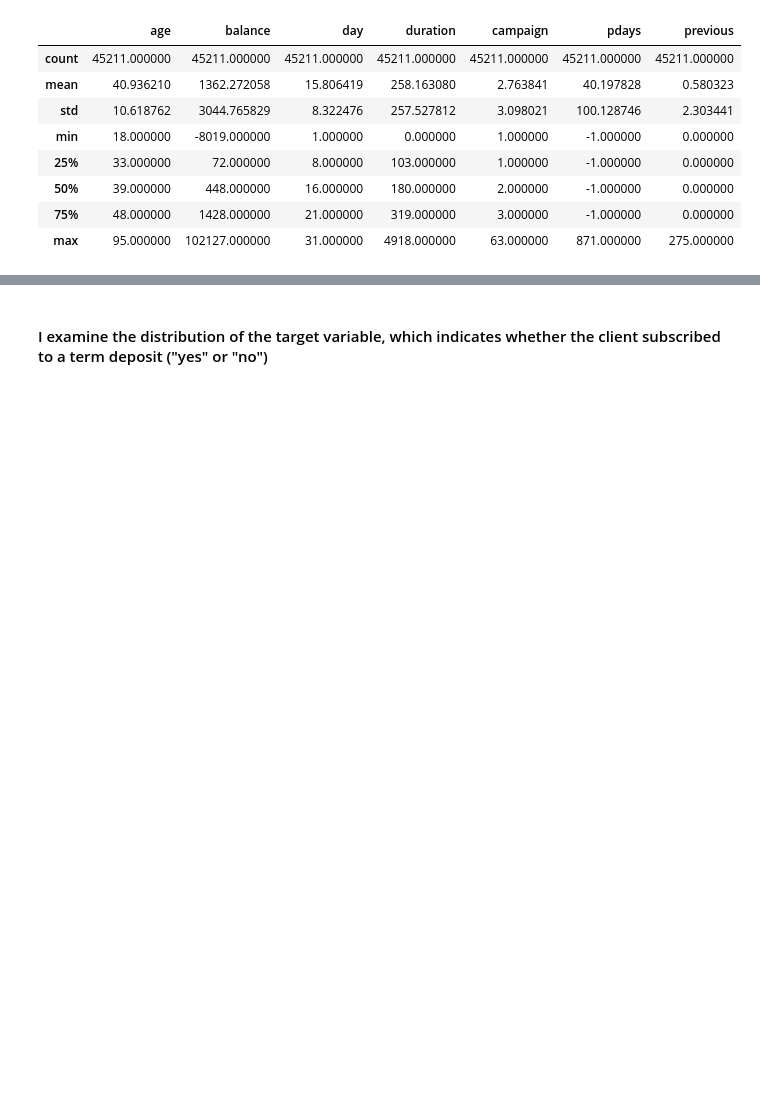
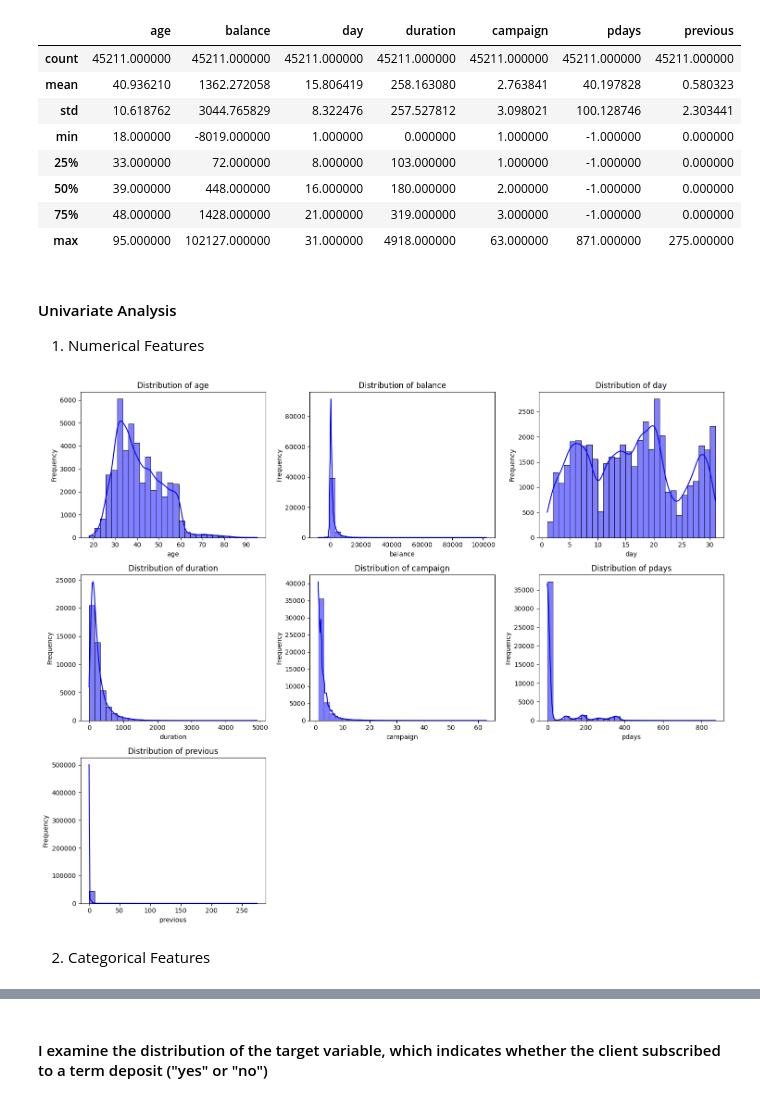
Before and after one commit to Victor-Osei/TMP_Assessment, a Jupyter notebook: tmp.ipynb, the cells around one changed output, grey strips where cells are left out. Saved outputs shown, nothing was run; the diff lists cells and outputs as text; code cells hidden in the pictures; blank space fills up the shorter version.

```diff
--- a/tmp.ipynb
+++ b/tmp.ipynb
@@ -116,3 +116,27 @@ bank_data.describe()
 | 50% | 39.000000 | 448.000000 | 16.000000 | 180.000000 | 2.000000 | -1.000000 | 0.000000 |
 | 75% | 48.000000 | 1428.000000 | 21.000000 | 319.000000 | 3.000000 | -1.000000 | 0.000000 |
 | max | 95.000000 | 102127.000000 | 31.000000 | 4918.000000 | 63.000000 | 871.000000 | 275.000000 |
+# %% [markdown]
+#### Univariate Analysis
+
+1. Numerical Features
+# %%
+
+# List of numerical features
+numerical_features = ['age', 'balance', 'day', 'duration', 'campaign', 'pdays', 'previous']
+
+# Plot histograms for each numerical feature
+plt.figure(figsize=(15, 12))
+for i, feature in enumerate(numerical_features, 1):
+    plt.subplot(3, 3, i)
+    sns.histplot(bank_data[feature], kde=True, color='blue', bins=30)
+    plt.title(f'Distribution of {feature}')
+    plt.xlabel(feature)
+    plt.ylabel('Frequency')
+
+plt.tight_layout()
+plt.show()
+# %% [output]
+[figure, added]
+# %% [markdown]
+2. Categorical Features
```
Also changed, not shown: parts of 11 cells of this notebook.
